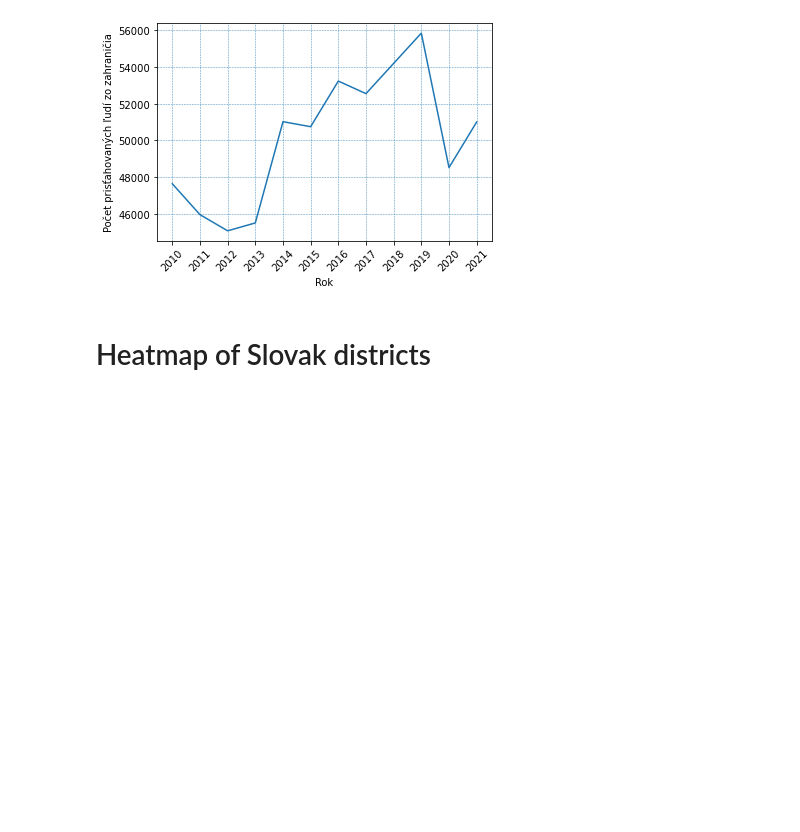
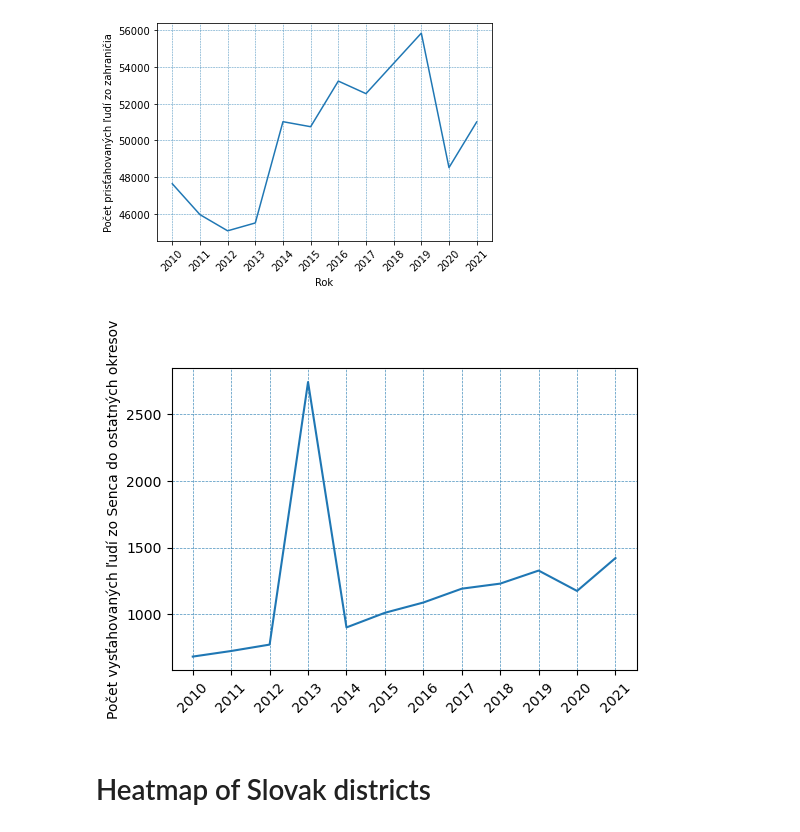
Before and after one commit to samuel-soltys/slovak-analysis, a Jupyter notebook: workbook.ipynb, the cells around one changed output. Saved outputs shown, nothing was run; the diff lists cells and outputs as text; code cells hidden in the pictures; blank space fills up the shorter version.

```diff
--- a/workbook.ipynb
+++ b/workbook.ipynb
@@ -406,6 +412,17 @@ print("Prediction for 2030: ", np.polyfit(years_range, migracia, 1)[0]*2030 + np
 # %% [output]
 Prediction for 2030:  59535.15034965053
 [figure]
+# %%
+set_DPI()
+sb.lineplot(x=years_range, y=vnutorna_migracia_vystahovani[vnutorna_migracia_vystahovani["Okres"] == "Okres Senec"].iloc[0].to_list()[1:])
+
+plt.ylabel("Počet vysťahovaných ľudí zo Senca do ostatných okresov")
+plt.xticks(np.arange(2010, 2022, 1.0), rotation=45)
+plt.grid(color = '#458EBC', linestyle = '--', linewidth = 0.5)
+
+plt.savefig("vnutorna_vystahovanost_obyvatelov_senec_cas.png", transparent=True, dpi=300, bbox_inches = 'tight')
+# %% [output]
+[figure, added]
 # %% [markdown]
 # Heatmap of Slovak districts
 # %%
```
Also changed, not shown: parts of 8 cells of this notebook.
